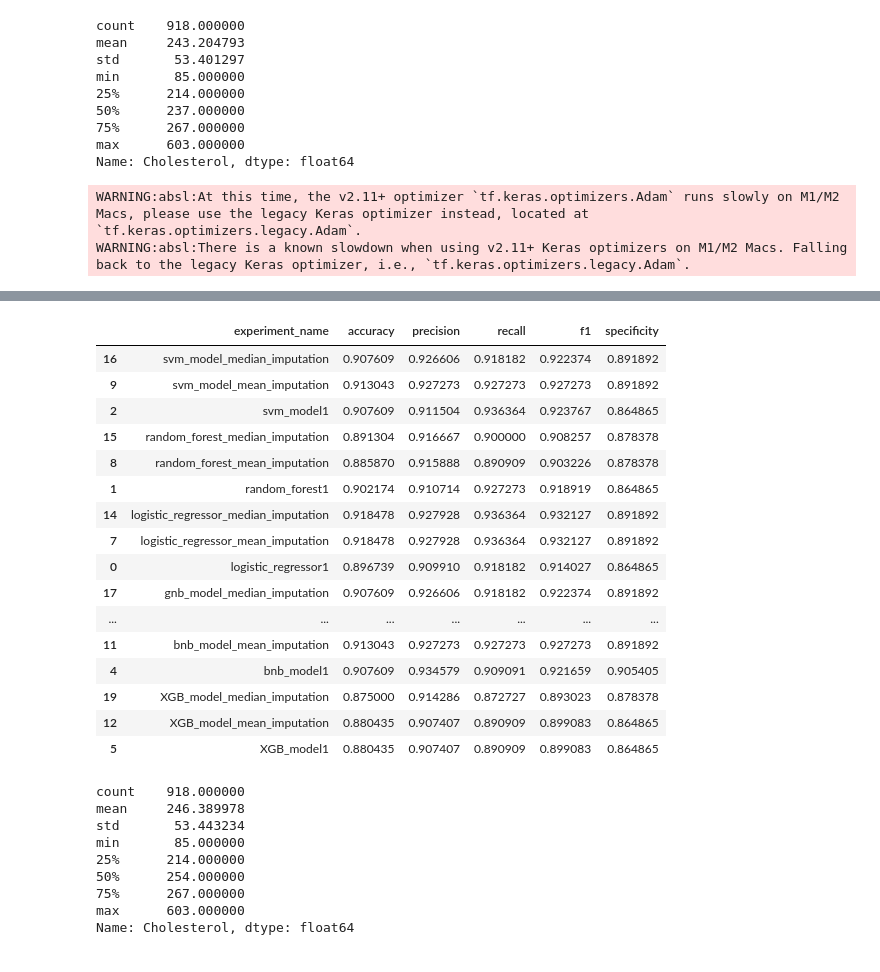
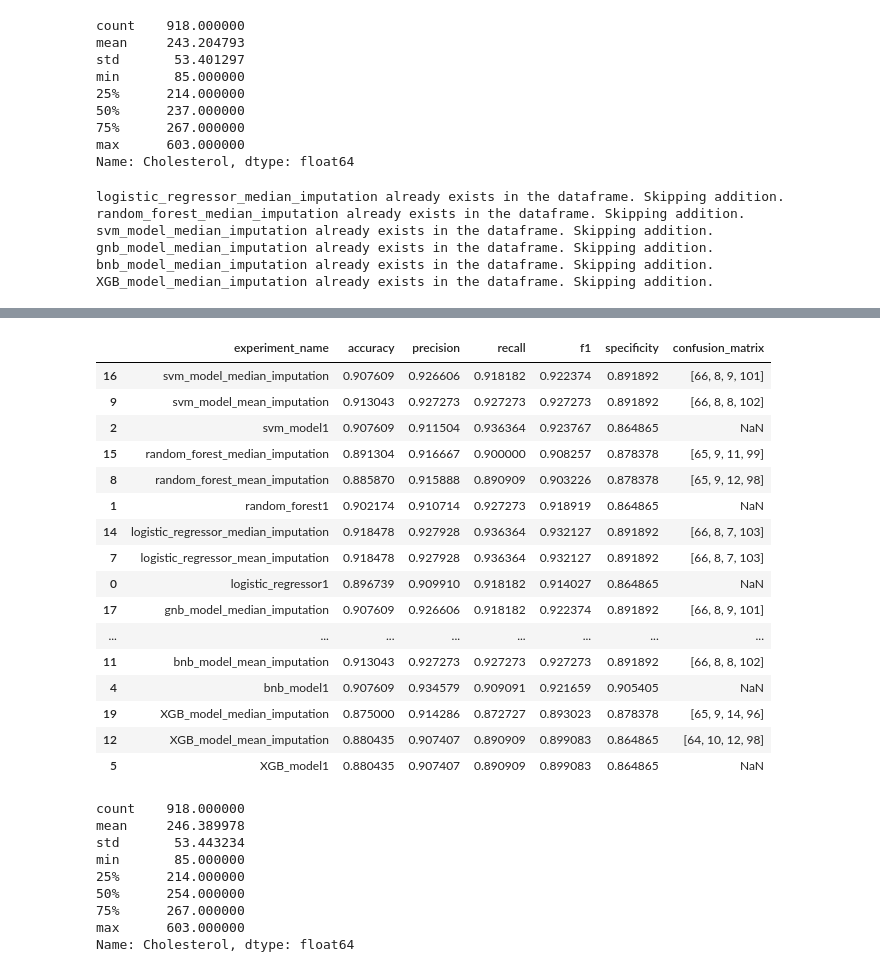
Before and after one commit to nripstein/Heart-Disease-Prediction, a Jupyter notebook: heart failure prediction notebook.ipynb, the cells around one changed output, grey strips where cells are left out. Cells and saved outputs as stored; diff of their text form; code cells hidden in the pictures.

Commit message:
include confusion matrix in models_df

```diff
--- a/heart failure prediction notebook.ipynb
+++ b/heart failure prediction notebook.ipynb
@@ -762,18 +758,21 @@ def make_confusion_matrix(y_true, y_pred, classes=("Negative", "Positive"), figs
     return cm
 # %% [markdown]
 Initialize dataframe to easily keep track of experiments in an organized way
+# %%
+models_df = pd.DataFrame({"experiment_name": [], "predictions": [], "accuracy": [], "precision": [], "recall": [], "f1": [], "specificity": [], "confusion_matrix": []})
+models_df["predictions"] = models_df["predictions"].astype(object)  # this line is needed to enable numpy arrays to enter the "predictions" column
+models_df["confusion_matrix"] = models_df["confusion_matrix"].astype(object)  # this line is needed to enable numpy arrays to enter the "predictions" column
 # %%
-models_df = pd.DataFrame({"experiment_name": [], "predictions": [], "accuracy": [], "precision": [], "recall": [], "f1": [], "specificity": []})
-models_df["predictions"] = models_df["predictions"].astype(object)  # this line is needed to enable numpy arrays to enter the "predictions" column
-def add_experiment(models: pd.DataFrame, experiment_name: str, predictions: np.ndarray, testing_y: np.ndarray = y_test) -> pd.DataFrame:
+def add_experiment(models, experiment_name, predictions, testing_y=y_test, cm=None) -> pd.DataFrame:
     """
     Add a new experiment to the models_df DataFrame.
 
     Args:
-        models: DataFrame to store the models' results.
-        experiment_name: Name of the experiment.
-        predictions: The model's predicted labels as a numpy array.
-        testing_y: y_test for the model being evaluated
+        models (pd.Dataframe): DataFrame to store the models' results.
+        experiment_name (str): Name of the experiment.
+        predictions (np.ndarray): The model's predicted labels as a numpy array.
+        testing_y (np.ndarray): y_test for the model being evaluated
+        cm (np.ndarray): flattened confusion matrix for the model
 
     Returns:
         Updated models DataFrame with the new experiment.
@@ -783,14 +782,14 @@ def add_experiment(models: pd.DataFrame, experiment_name: str, predictions: np.n
         print(f"{experiment_name} already exists in the dataframe. Skipping addition.")
         return models
 
-    # Convert the predictions array to a string representation
-    # predictions_str = np.array2string(predictions, separator=",")[0:-1]
-    # predictions_str = predictions
     # Create a new row dictionary with experiment name, predictions, and other results
     new_row = {"experiment_name": experiment_name, "predictions": predictions}
     results = calculate_results(y_true=testing_y, y_pred=predictions)
     new_row.update(results)
 
+    if cm is not None:
+        new_row.update({"confusion_matrix": cm})
+
     # Add the new row to the DataFrame
     models.loc[len(models)] = new_row
     return models
@@ -1044,7 +1045,7 @@ Name: Cholesterol, dtype: float64
 # %% [markdown]
 create function to run all of the above experiments on new data
 # %%
-def run_models(df, continuous_feature_names, categorical_feature_names, models_df_, add_experiment, descriptor="New", preprocessed=False, dl_model=None):
+def run_models(df, continuous_feature_names, categorical_feature_names, models_df_, add_experiment, descriptor="New", preprocessed=False, dl_model=None, save_cm=True):
     """
     Run and evaluate machine learning models on the provided dataset.
 
@@ -1057,6 +1058,7 @@ def run_models(df, continuous_feature_names, categorical_feature_names, models_d
         descriptor (int or str, optional): Descriptor to differentiate the models. Defaults to "New".
         preprocessed (bool): Whether the data has been preprocessed. If False, does preprocessing. Defaults to False
         dl_model (tf.keras.Model): deeplearning model to use
+        save_cm (bool): Whether to save confusion matrices for the models
 
     Returns:
         pd.DataFrame: Updated models DataFrame with the results of the experiments.
@@ -1097,7 +1099,11 @@ def run_models(df, continuous_feature_names, categorical_feature_names, models_d
     for model_name, model in models.items():
         model.fit(x_train, y_train)
         predictions = model.predict(x_test)
-        models_df_ = add_experiment(models_df_, model_name, predictions, y_test_)  # this is where the error is
+        if save_cm:
+            cm = confusion_matrix(y_true=y_test_, y_pred=predictions).flatten()
+            models_df_ = add_experiment(models_df_, model_name, predictions, y_test_, cm=cm)
+        models_df_ = add_experiment(models_df_, model_name, predictions, y_test_)
+
 
 
     # Training and evaluating the deep learning model
@@ -1116,6 +1122,9 @@ def run_models(df, continuous_feature_names, categorical_feature_names, models_d
 
     dl_model.fit(x_train, y_train, epochs=5, validation_data=(x_test, y_test_), verbose=False)
     dl_model_preds = np.round(dl_model.predict(x_test)).flatten()
+    if save_cm:
+        cm = confusion_matrix(y_true=y_test_, y_pred=dl_model_preds).flatten()
+        models_df_ = add_experiment(models_df_, f"dl_model_{descriptor}", dl_model_preds, y_test_, cm=cm)
     models_df_ = add_experiment(models_df_, f"dl_model_{descriptor}", dl_model_preds, y_test_)
 
     return models_df_
@@ -1166,7 +1182,10 @@ max      603.000000
 Name: Cholesterol, dtype: float64
 # %%
 models_df = run_models(median_imputation_df.copy(deep=True), continuous_feature_names, categorical_feature_names, models_df, add_experiment, descriptor="median_imputation")
-display(models_df.drop("predictions", axis=1).sort_values(by="experiment_name", ascending=False))
 # %% [output]
-WARNING:absl:At this time, the v2.11+ optimizer `tf.keras.optimizers.Adam` runs slowly on M1/M2 Macs, please use the legacy Keras optimizer instead, located at `tf.keras.optimizers.legacy.Adam`.
-WARNING:absl:There is a known slowdown when using v2.11+ Keras optimizers on M1/M2 Macs. Falling back to the legacy Keras optimizer, i.e., `tf.keras.optimizers.legacy.Adam`.
+logistic_regressor_median_imputation already exists in the dataframe. Skipping addition.
+random_forest_median_imputation already exists in the dataframe. Skipping addition.
+svm_model_median_imputation already exists in the dataframe. Skipping addition.
+gnb_model_median_imputation already exists in the dataframe. Skipping addition.
+bnb_model_median_imputation already exists in the dataframe. Skipping addition.
+XGB_model_median_imputation already exists in the dataframe. Skipping addition.
@@ -1174,20 +1196,20 @@ WARNING:absl:There is a known slowdown when using v2.11+ Keras optimizers on M1/
-|  | experiment_name | accuracy | precision | recall | f1 | specificity |
-| 16 | svm_model_median_imputation | 0.907609 | 0.926606 | 0.918182 | 0.922374 | 0.891892 |
-| 9 | svm_model_mean_imputation | 0.913043 | 0.927273 | 0.927273 | 0.927273 | 0.891892 |
-| 2 | svm_model1 | 0.907609 | 0.911504 | 0.936364 | 0.923767 | 0.864865 |
-| 15 | random_forest_median_imputation | 0.891304 | 0.916667 | 0.900000 | 0.908257 | 0.878378 |
-| 8 | random_forest_mean_imputation | 0.885870 | 0.915888 | 0.890909 | 0.903226 | 0.878378 |
-| 1 | random_forest1 | 0.902174 | 0.910714 | 0.927273 | 0.918919 | 0.864865 |
-| 14 | logistic_regressor_median_imputation | 0.918478 | 0.927928 | 0.936364 | 0.932127 | 0.891892 |
-| 7 | logistic_regressor_mean_imputation | 0.918478 | 0.927928 | 0.936364 | 0.932127 | 0.891892 |
-| 0 | logistic_regressor1 | 0.896739 | 0.909910 | 0.918182 | 0.914027 | 0.864865 |
-| 17 | gnb_model_median_imputation | 0.907609 | 0.926606 | 0.918182 | 0.922374 | 0.891892 |
-| ... | ... | ... | ... | ... | ... | ... |
-| 11 | bnb_model_mean_imputation | 0.913043 | 0.927273 | 0.927273 | 0.927273 | 0.891892 |
-| 4 | bnb_model1 | 0.907609 | 0.934579 | 0.909091 | 0.921659 | 0.905405 |
-| 19 | XGB_model_median_imputation | 0.875000 | 0.914286 | 0.872727 | 0.893023 | 0.878378 |
-| 12 | XGB_model_mean_imputation | 0.880435 | 0.907407 | 0.890909 | 0.899083 | 0.864865 |
-| 5 | XGB_model1 | 0.880435 | 0.907407 | 0.890909 | 0.899083 | 0.864865 |
+|  | experiment_name | accuracy | precision | recall | f1 | specificity | confusion_matrix |
+| 16 | svm_model_median_imputation | 0.907609 | 0.926606 | 0.918182 | 0.922374 | 0.891892 | [66, 8, 9, 101] |
+| 9 | svm_model_mean_imputation | 0.913043 | 0.927273 | 0.927273 | 0.927273 | 0.891892 | [66, 8, 8, 102] |
+| 2 | svm_model1 | 0.907609 | 0.911504 | 0.936364 | 0.923767 | 0.864865 | NaN |
+| 15 | random_forest_median_imputation | 0.891304 | 0.916667 | 0.900000 | 0.908257 | 0.878378 | [65, 9, 11, 99] |
+| 8 | random_forest_mean_imputation | 0.885870 | 0.915888 | 0.890909 | 0.903226 | 0.878378 | [65, 9, 12, 98] |
+| 1 | random_forest1 | 0.902174 | 0.910714 | 0.927273 | 0.918919 | 0.864865 | NaN |
+| 14 | logistic_regressor_median_imputation | 0.918478 | 0.927928 | 0.936364 | 0.932127 | 0.891892 | [66, 8, 7, 103] |
+| 7 | logistic_regressor_mean_imputation | 0.918478 | 0.927928 | 0.936364 | 0.932127 | 0.891892 | [66, 8, 7, 103] |
+| 0 | logistic_regressor1 | 0.896739 | 0.909910 | 0.918182 | 0.914027 | 0.864865 | NaN |
+| 17 | gnb_model_median_imputation | 0.907609 | 0.926606 | 0.918182 | 0.922374 | 0.891892 | [66, 8, 9, 101] |
+| ... | ... | ... | ... | ... | ... | ... | ... |
+| 11 | bnb_model_mean_imputation | 0.913043 | 0.927273 | 0.927273 | 0.927273 | 0.891892 | [66, 8, 8, 102] |
+| 4 | bnb_model1 | 0.907609 | 0.934579 | 0.909091 | 0.921659 | 0.905405 | NaN |
+| 19 | XGB_model_median_imputation | 0.875000 | 0.914286 | 0.872727 | 0.893023 | 0.878378 | [65, 9, 14, 96] |
+| 12 | XGB_model_mean_imputation | 0.880435 | 0.907407 | 0.890909 | 0.899083 | 0.864865 | [64, 10, 12, 98] |
+| 5 | XGB_model1 | 0.880435 | 0.907407 | 0.890909 | 0.899083 | 0.864865 | NaN |
 # %%
 mode_imputation_df = df.copy(deep=True)  # make a new dataframe for this
 mode_imputation_df["FastingBS"] = mode_imputation_df["FastingBS"].astype(int)
```
Also changed, not shown: parts of 66 cells of this notebook.
